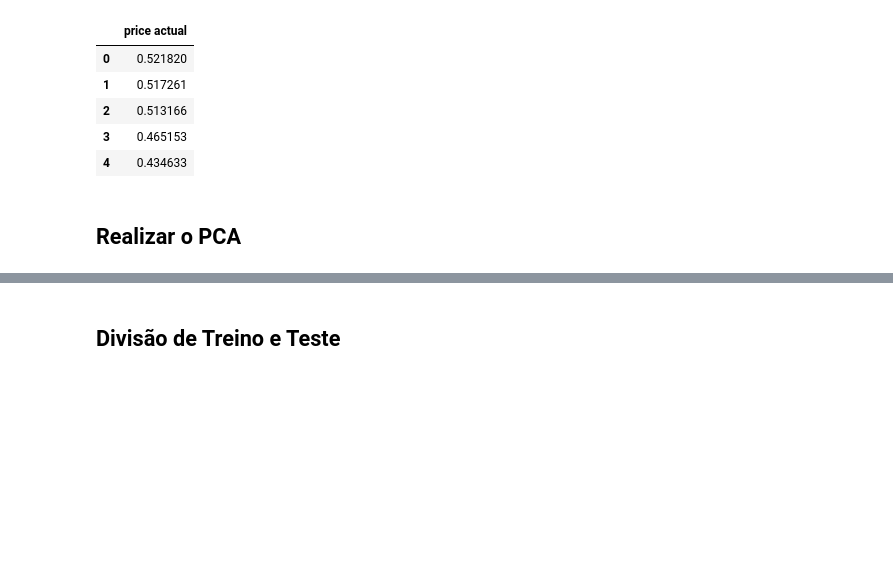
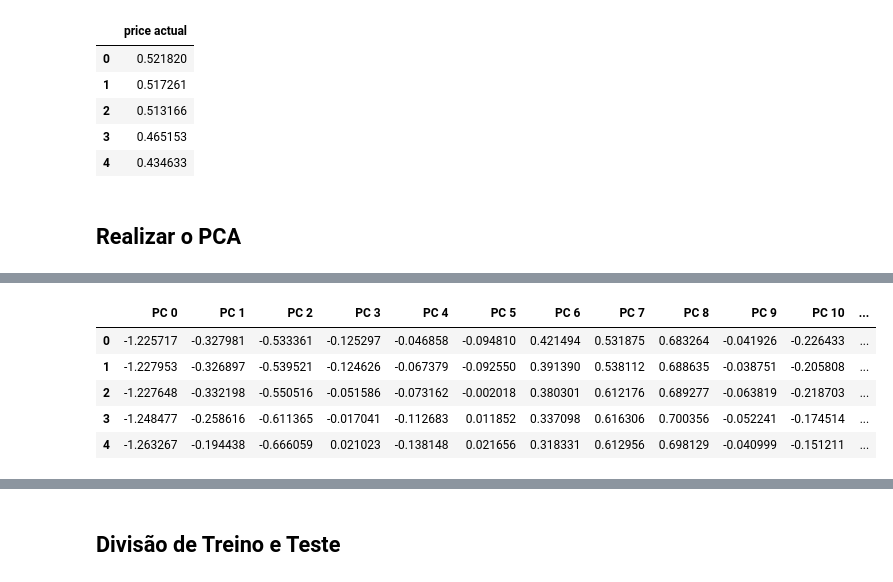
Before and after one commit to secretaria-ICA/Previsao_do_Preco_de_Energia, a Jupyter notebook: TCC_Energia.ipynb, the cells around one changed output, grey strips where cells are left out. Saved outputs shown, nothing was run; the diff lists cells and outputs as text; code cells hidden in the pictures; blank space fills up the shorter version.

```diff
--- a/TCC_Energia.ipynb
+++ b/TCC_Energia.ipynb
@@ -1110,0 +1126,19 @@ df_variavel_alvo_normalizado.head()
+# %%
+colunas = [] #cria uma lista vazia para colocar o nome das colunas
+
+contador = 0 # Cria um contador iniciaalizado em 0
+for i in range((len(pca_variaveis_preditivas[0]))): # de um intevalo entra (0 ~ máximo de componentes no pca )
+  texto = "PC {}".format(contador) # (adiciona em forma de exto "PC: "+ valor do contador)
+  colunas.append(texto) # Adiciona o valor acima em uma lista de colunas
+  contador = contador+1 # Adiciona mais uma unidade ao contador
+
+# Cira um datafreame co todos os componentes principais para análise
+df_pca = pd.DataFrame(data = pca_variaveis_preditivas, columns=colunas)
+df_pca.head()
+# %% [output]
+|  | PC 0 | PC 1 | PC 2 | PC 3 | PC 4 | PC 5 | PC 6 | PC 7 | PC 8 | PC 9 | PC 10 | ... |
+| 0 | -1.225717 | -0.327981 | -0.533361 | -0.125297 | -0.046858 | -0.094810 | 0.421494 | 0.531875 | 0.683264 | -0.041926 | -0.226433 | ... |
+| 1 | -1.227953 | -0.326897 | -0.539521 | -0.124626 | -0.067379 | -0.092550 | 0.391390 | 0.538112 | 0.688635 | -0.038751 | -0.205808 | ... |
+| 2 | -1.227648 | -0.332198 | -0.550516 | -0.051586 | -0.073162 | -0.002018 | 0.380301 | 0.612176 | 0.689277 | -0.063819 | -0.218703 | ... |
+| 3 | -1.248477 | -0.258616 | -0.611365 | -0.017041 | -0.112683 | 0.011852 | 0.337098 | 0.616306 | 0.700356 | -0.052241 | -0.174514 | ... |
+| 4 | -1.263267 | -0.194438 | -0.666059 | 0.021023 | -0.138148 | 0.021656 | 0.318331 | 0.612956 | 0.698129 | -0.040999 | -0.151211 | ... |
```
Also changed, not shown: parts of 5 cells of this notebook.
